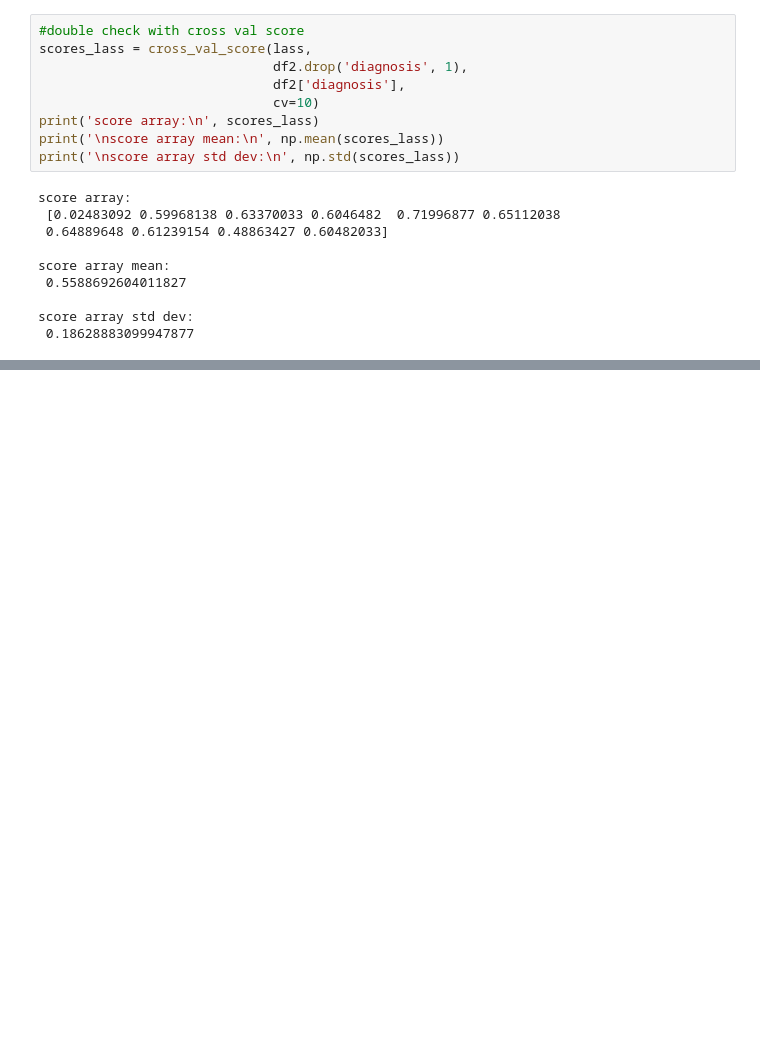
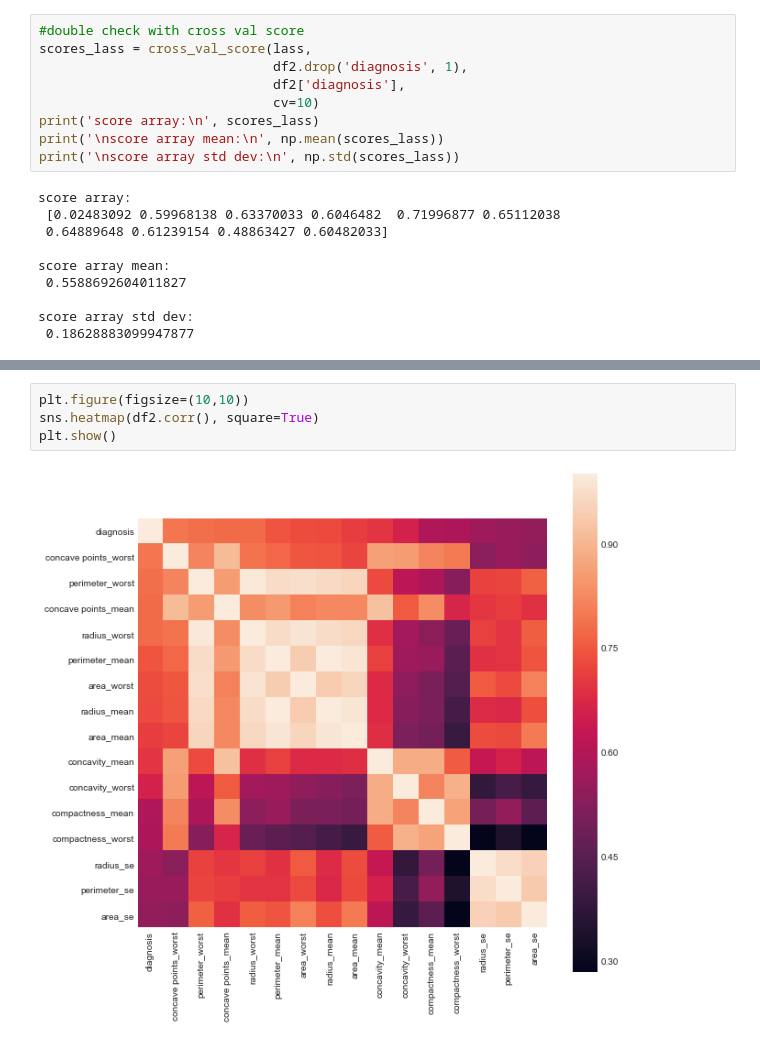
Before and after one commit to brianmcguckin/thinkful_unit_03_deeper_supervised_learning, a Jupyter notebook: 03_03_04_advanced_regression_challenge.ipynb, the cells around one changed output, grey strips where cells are left out. Saved outputs shown, nothing was run; the diff lists cells and outputs as text; blank space fills up the shorter version.

```diff
--- a/03_03_04_advanced_regression_challenge.ipynb
+++ b/03_03_04_advanced_regression_challenge.ipynb
@@ -177,0 +190,6 @@ score array std dev:
+# %%
+plt.figure(figsize=(10,10))
+sns.heatmap(df2.corr(), square=True)
+plt.show()
+# %% [output]
+[figure, added]
```
Also changed, not shown: parts of 3 cells of this notebook.
